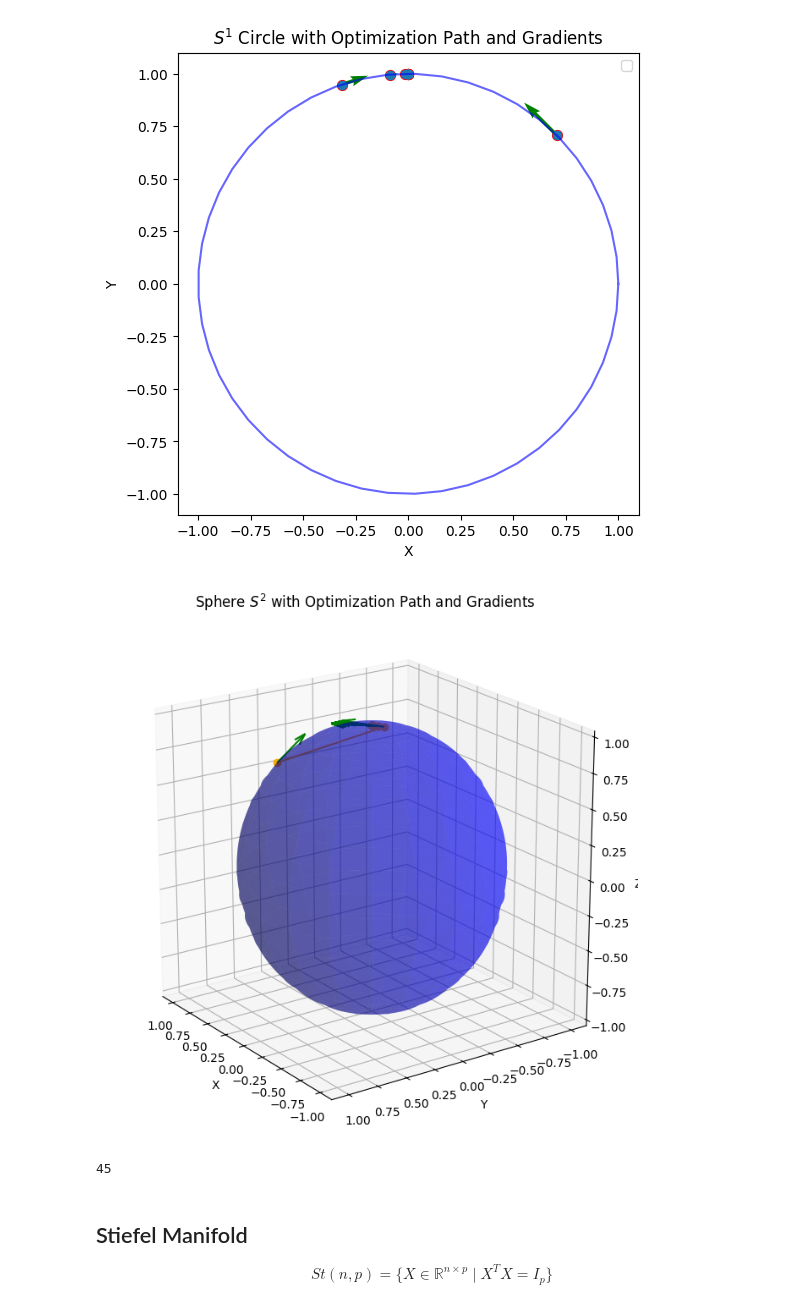
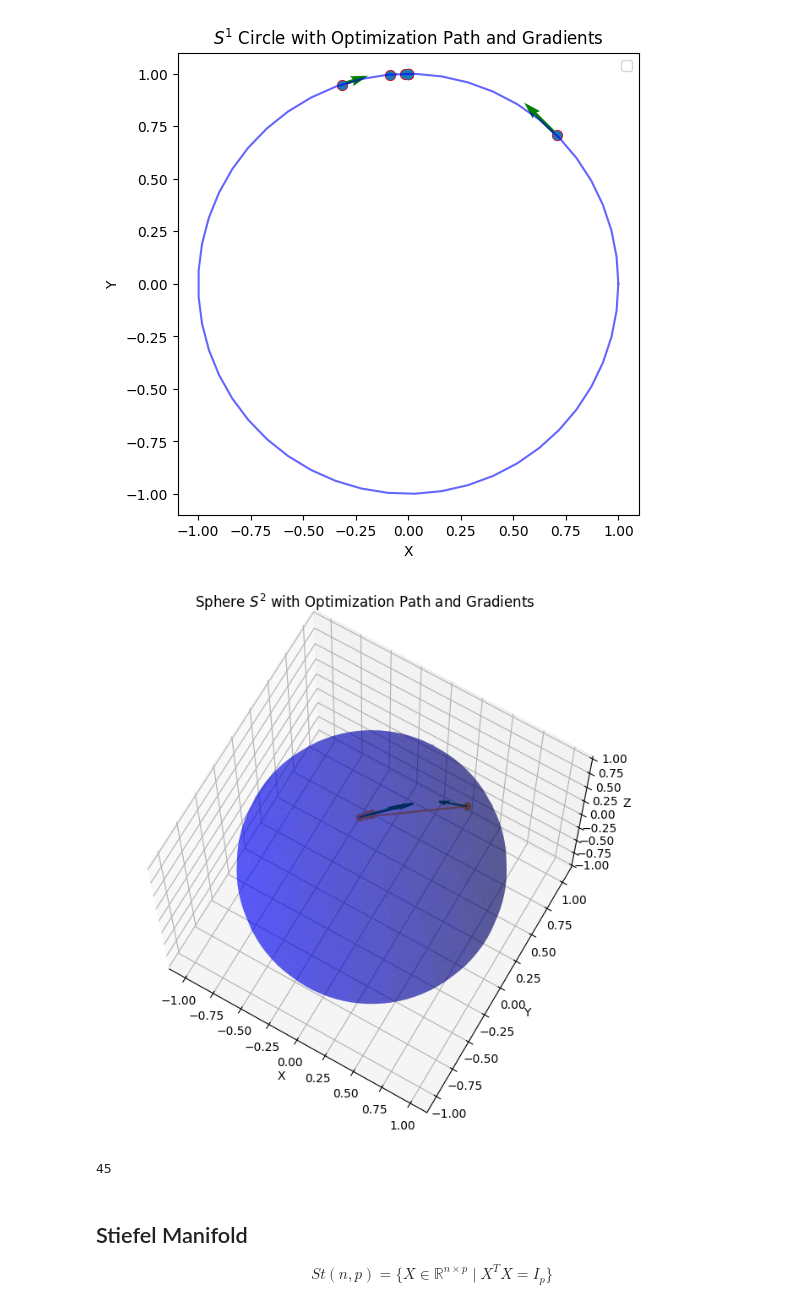
Before and after one commit to jkr11/Matrix-Manifolds, a Jupyter notebook: manifold.ipynb, the cells around one changed output. Saved outputs shown, nothing was run; the diff lists cells and outputs as text; code cells hidden in the pictures.

```diff
--- a/manifold.ipynb
+++ b/manifold.ipynb
@@ -336,35 +336,35 @@ def plot_sphere_with_path_and_gradients(points, gradients, path):
           path[:, 1],
           path[:, 2],
           color='orange',
           marker='o',
           label='Optimization Path')
 
   for point, gradient in zip(path, gradients):
     ax.quiver(point[0],
               point[1],
               point[2],
               gradient[0],
               gradient[1],
               gradient[2],
               color='g',
               length=0.3,
               normalize=True)
 
-  ax.view_init(elev=20, azim=145)
+  ax.view_init(elev=70, azim=300)
 
   ax.set_title("Sphere $S^2$ with Optimization Path and Gradients")
   ax.set_xlabel('X')
   ax.set_ylabel('Y')
   ax.set_zlabel('Z')
   ax.set_box_aspect([1, 1, 1])
 
   plt.show()
 
 
 plot_sphere_with_path_and_gradients(path, gradients, path)
 print(path.size)
 # %% [output]
-[figure, old version]
+[figure, new version]
 45
 # %% [markdown]
 ## Stiefel Manifold
```
Also changed, not shown: parts of 1 cell of this notebook.
